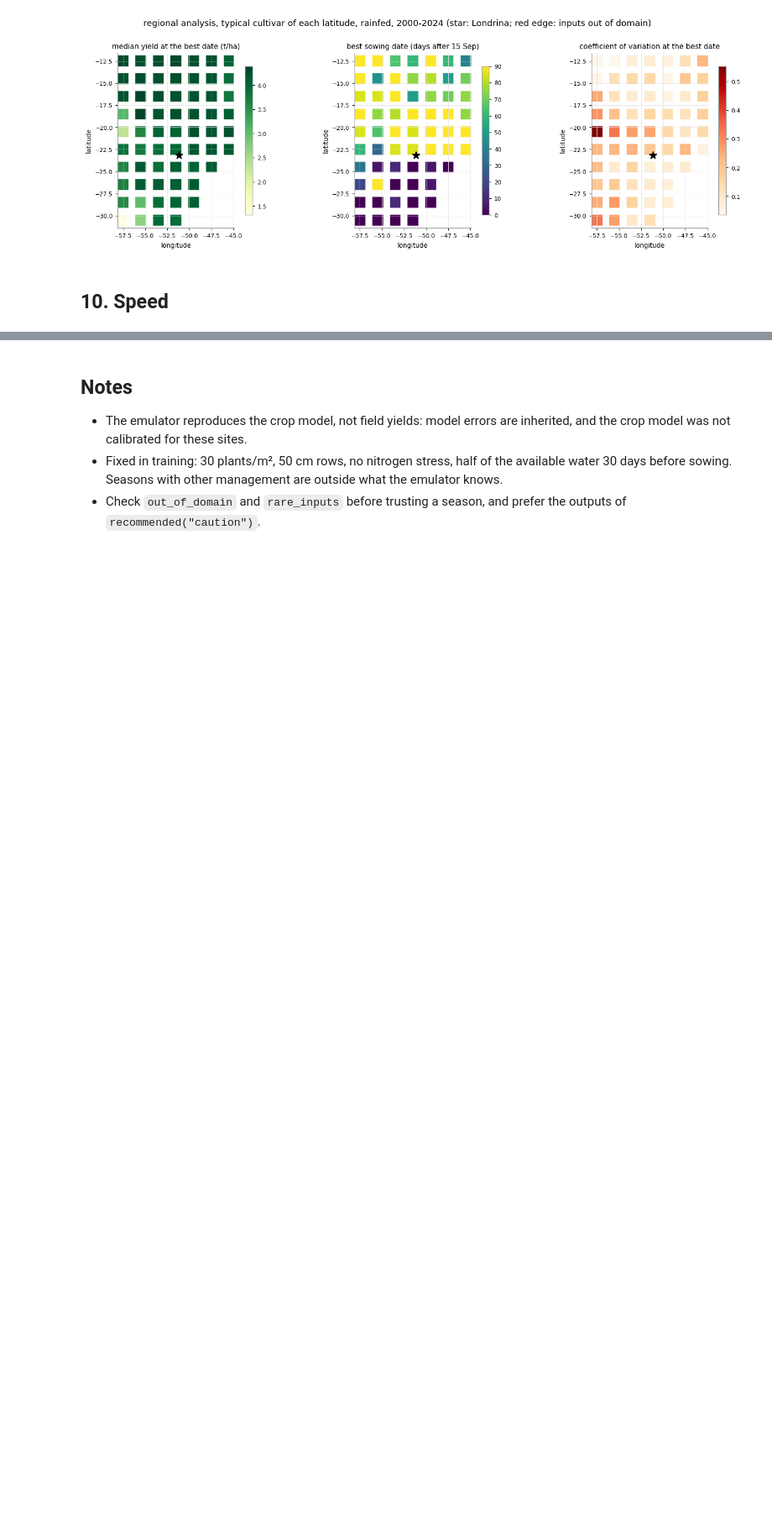
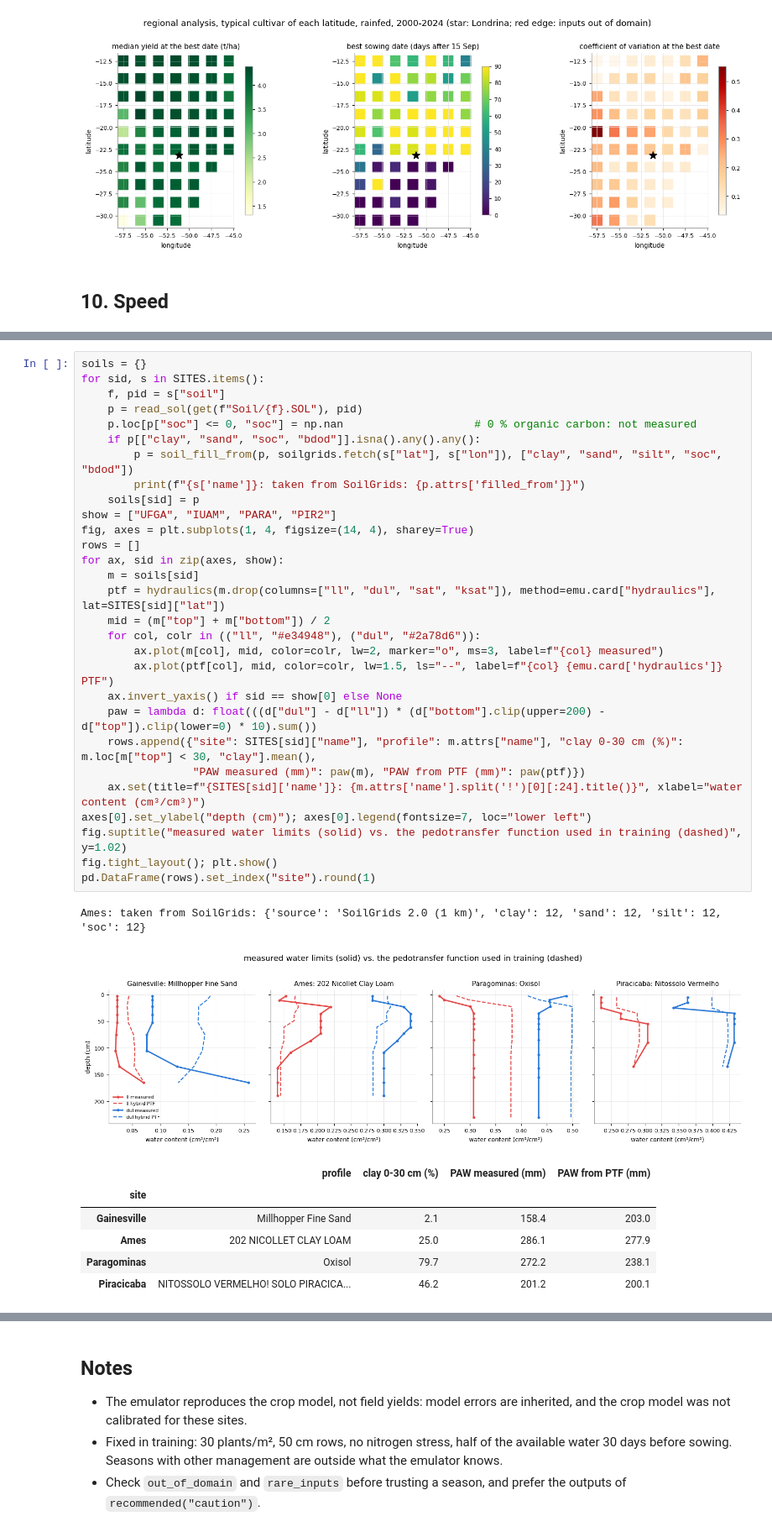
Before and after one commit to fcoliveira-utfpr/emulator_crop, a Jupyter notebook: examples/aquacrop_soybean.ipynb, the cells around one changed output, grey strips where cells are left out. Shown at 84% size. Cells and saved outputs as stored; diff of their text form; blank space fills up the shorter version.

```diff
--- a/examples/aquacrop_soybean.ipynb
+++ b/examples/aquacrop_soybean.ipynb
@@ -543,0 +702,38 @@ the crop model itself takes ~0.1-1 s per season (plus writing and reading its fi
+# %%
+soils = {}
+for sid, s in SITES.items():
+    f, pid = s["soil"]
+    p = read_sol(get(f"Soil/{f}.SOL"), pid)
+    p.loc[p["soc"] <= 0, "soc"] = np.nan                    # 0 % organic carbon: not measured
+    if p[["clay", "sand", "soc", "bdod"]].isna().any().any():
+        p = soil_fill_from(p, soilgrids.fetch(s["lat"], s["lon"]), ["clay", "sand", "silt", "soc", "bdod"])
+        print(f"{s['name']}: taken from SoilGrids: {p.attrs['filled_from']}")
+    soils[sid] = p
+show = ["UFGA", "IUAM", "PARA", "PIR2"]
+fig, axes = plt.subplots(1, 4, figsize=(14, 4), sharey=True)
+rows = []
+for ax, sid in zip(axes, show):
+    m = soils[sid]
+    ptf = hydraulics(m.drop(columns=["ll", "dul", "sat", "ksat"]), method=emu.card["hydraulics"], lat=SITES[sid]["lat"])
+    mid = (m["top"] + m["bottom"]) / 2
+    for col, colr in (("ll", "#e34948"), ("dul", "#2a78d6")):
+        ax.plot(m[col], mid, color=colr, lw=2, marker="o", ms=3, label=f"{col} measured")
+        ax.plot(ptf[col], mid, color=colr, lw=1.5, ls="--", label=f"{col} {emu.card['hydraulics']} PTF")
+    ax.invert_yaxis() if sid == show[0] else None
+    paw = lambda d: float(((d["dul"] - d["ll"]) * (d["bottom"].clip(upper=200) - d["top"]).clip(lower=0) * 10).sum())
+    rows.append({"site": SITES[sid]["name"], "profile": m.attrs["name"], "clay 0-30 cm (%)": m.loc[m["top"] < 30, "clay"].mean(),
+                 "PAW measured (mm)": paw(m), "PAW from PTF (mm)": paw(ptf)})
+    ax.set(title=f"{SITES[sid]['name']}: {m.attrs['name'].split('!')[0][:24].title()}", xlabel="water content (cm³/cm³)")
+axes[0].set_ylabel("depth (cm)"); axes[0].legend(fontsize=7, loc="lower left")
+fig.suptitle("measured water limits (solid) vs. the pedotransfer function used in training (dashed)", y=1.02)
+fig.tight_layout(); plt.show()
+pd.DataFrame(rows).set_index("site").round(1)
+# %% [output]
+Ames: taken from SoilGrids: {'source': 'SoilGrids 2.0 (1 km)', 'clay': 12, 'sand': 12, 'silt': 12, 'soc': 12}
+[figure, added]
+|  | profile | clay 0-30 cm (%) | PAW measured (mm) | PAW from PTF (mm) |
+| site |  |  |  |  |
+| Gainesville | Millhopper Fine Sand | 2.1 | 158.4 | 203.0 |
+| Ames | 202 NICOLLET CLAY LOAM | 25.0 | 286.1 | 277.9 |
+| Paragominas | Oxisol | 79.7 | 272.2 | 238.1 |
+| Piracicaba | NITOSSOLO VERMELHO! SOLO PIRACICA... | 46.2 | 201.2 | 200.1 |
```
Also changed, not shown: parts of 28 cells of this notebook, 19 other files.
